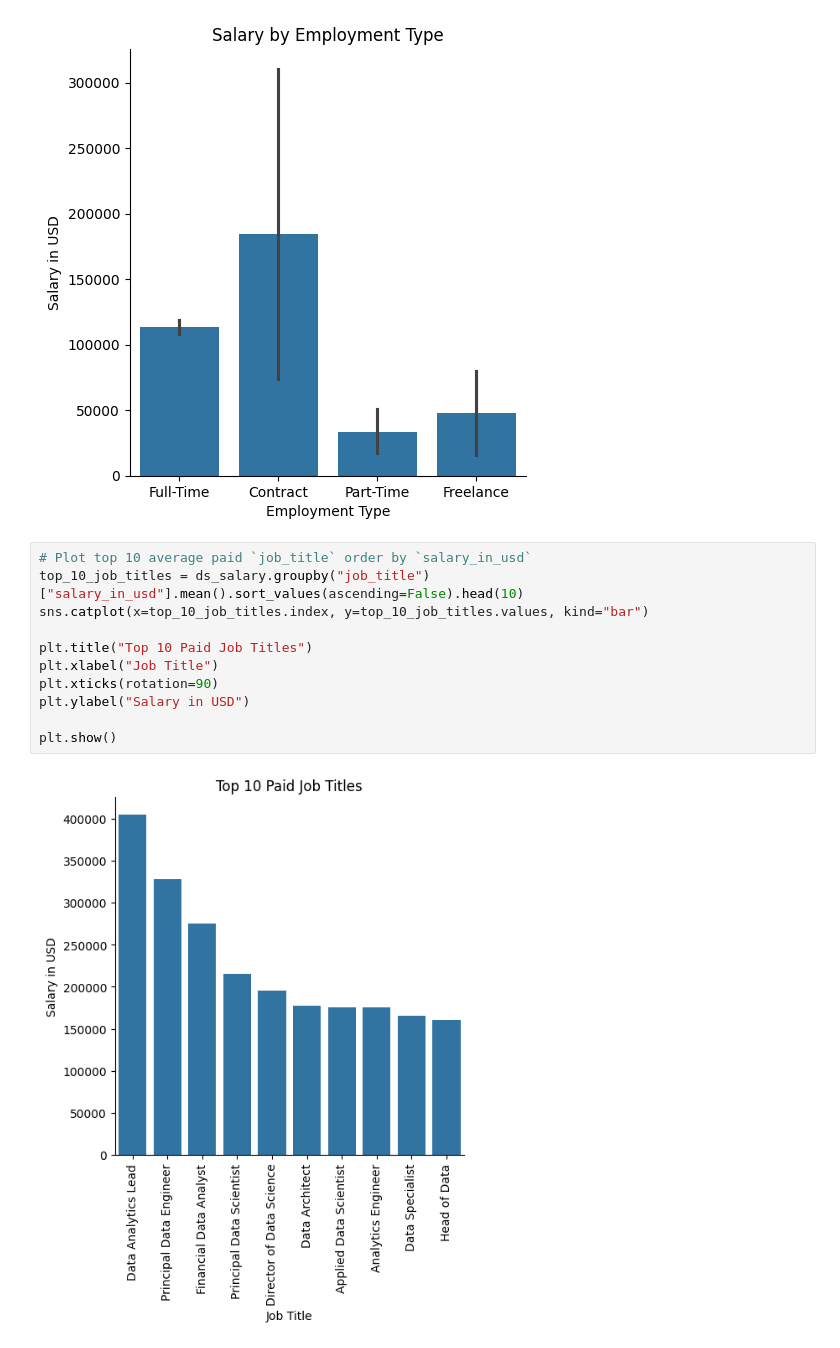
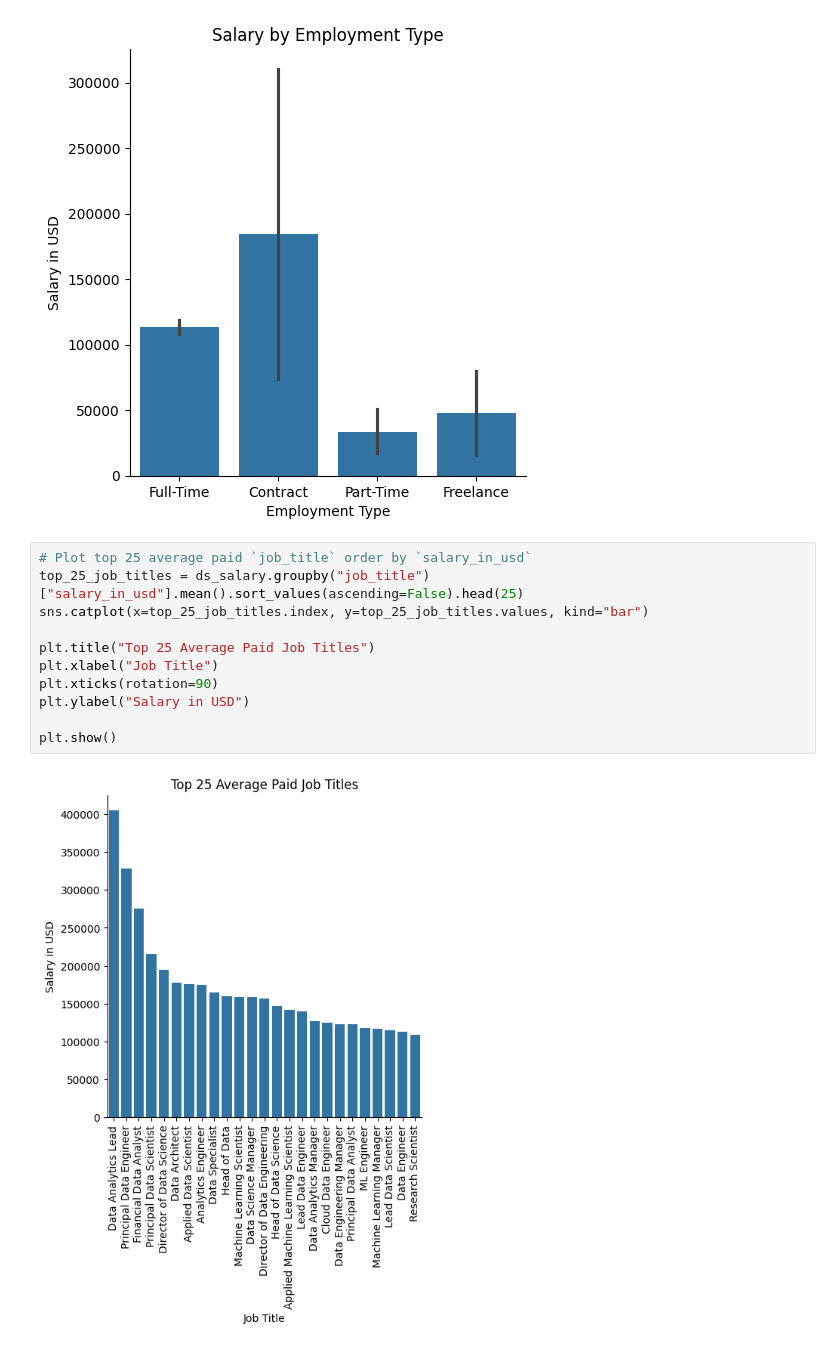
Before and after one commit to chriscolomb/seng474-project, a Jupyter notebook: notebook.ipynb, the cells around one changed output. Drawn from its saved outputs; the diff is of its cells as text.

Commit message:
Finished cat plots

```diff
--- a/notebook.ipynb
+++ b/notebook.ipynb
@@ -293,15 +293,15 @@ plt.show()
 # %% [output]
 [figure]
 # %%
-# Plot top 10 average paid `job_title` order by `salary_in_usd`
-top_10_job_titles = ds_salary.groupby("job_title")["salary_in_usd"].mean().sort_values(ascending=False).head(10)
-sns.catplot(x=top_10_job_titles.index, y=top_10_job_titles.values, kind="bar")
+# Plot top 25 average paid `job_title` order by `salary_in_usd`
+top_25_job_titles = ds_salary.groupby("job_title")["salary_in_usd"].mean().sort_values(ascending=False).head(25)
+sns.catplot(x=top_25_job_titles.index, y=top_25_job_titles.values, kind="bar")
 
-plt.title("Top 10 Paid Job Titles")
+plt.title("Top 25 Average Paid Job Titles")
 plt.xlabel("Job Title")
 plt.xticks(rotation=90)
 plt.ylabel("Salary in USD")
 
 plt.show()
 # %% [output]
-[figure, old version]
+[figure, new version]
```
Also changed, not shown: parts of 5 cells of this notebook.
